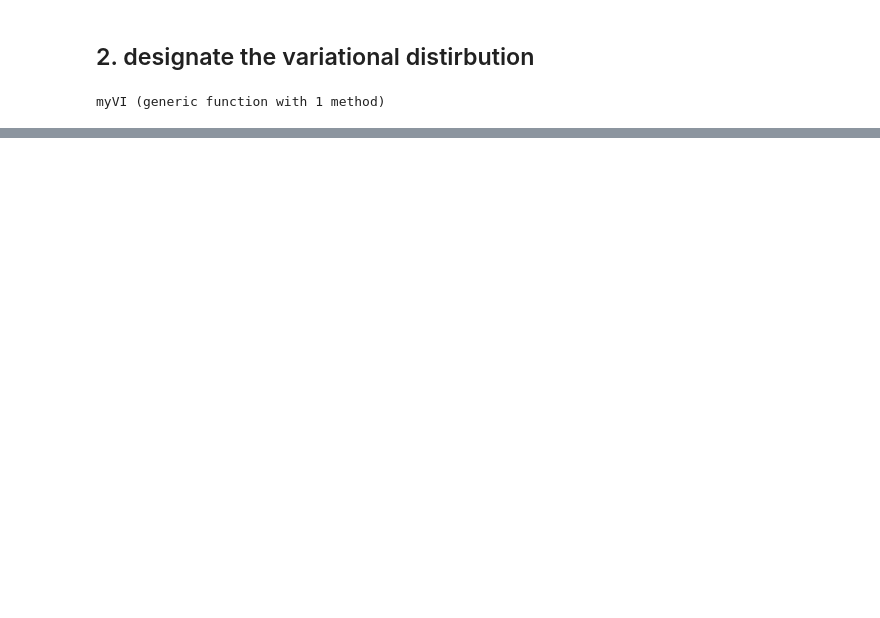
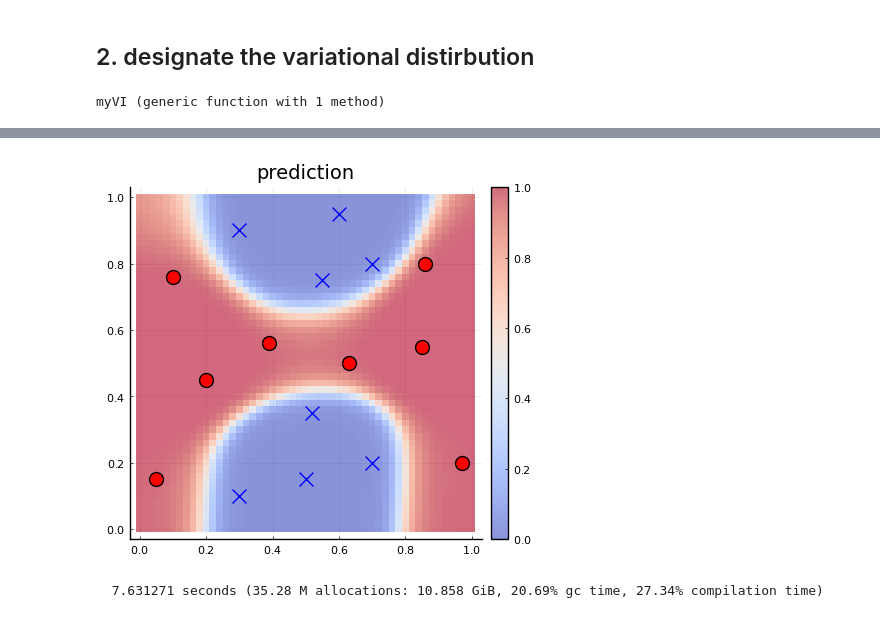
Before and after one commit to kitano-AppMath/my-julia-works, a Jupyter notebook: Variational Inference.ipynb, the cells around one changed output, grey strips where cells are left out. Cells and saved outputs as stored; diff of their text form; code cells hidden in the pictures; blank space fills up the shorter version.

```diff
--- a/Variational Inference.ipynb
+++ b/Variational Inference.ipynb
@@ -325,3 +346,23 @@ savefig(fig3, "figs-VI/fig3.png")
+# %%
+#initialize NN
+Random.seed!(42)
+W₂, W₃, b₂, b₃ = init_params(st)
+Ws = stick_params(W₂, W₃, b₂, b₃, st.Dx)
+wvec₀ = Ws[:]
+
+#train NN
+n_train = Int(1e6)
+α = 0.1
+@time wvec = train_nn(data, n_train, α, wvec₀, st)
+
+#predict
+fig4 = plot(0:0.02:1, 0:0.02:1, (x1,x2)->nn([x1,x2], wvec, st)[1], st=:heatmap, c=cgrad(:coolwarm), alpha=0.6, clim=(0,1))
+fig4 = plot_data(fig4,X,Y)
+plot!(title="prediction")
+savefig(fig4, "figs-VI/fig4.png")
+# %% [output]
+[figure, added]
+  7.631271 seconds (35.28 M allocations: 10.858 GiB, 20.69% gc time, 27.34% compilation time)
 # %%
 #initialize NN
 W₂, W₃, b₂, b₃ = init_params(st)
```
Also changed, not shown: parts of 8 cells of this notebook, 1 other file.
